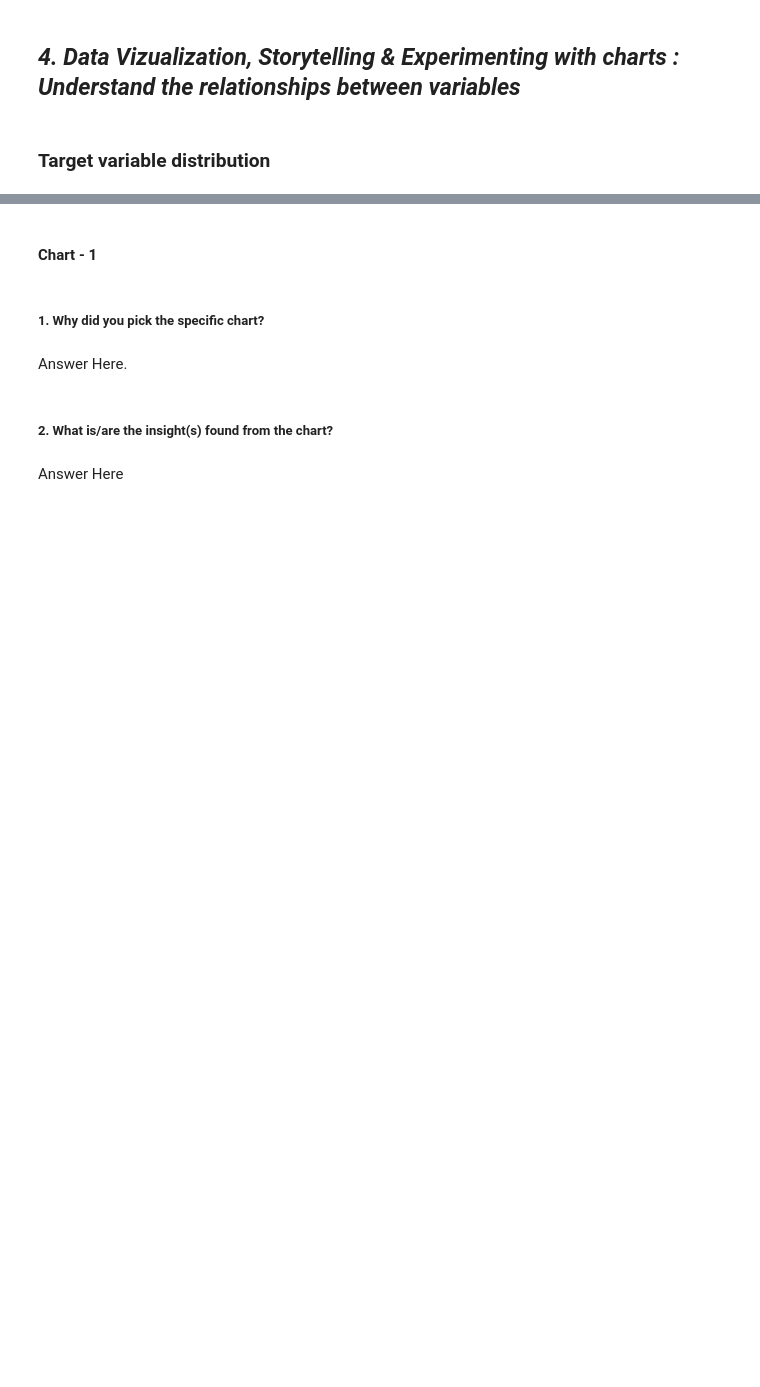
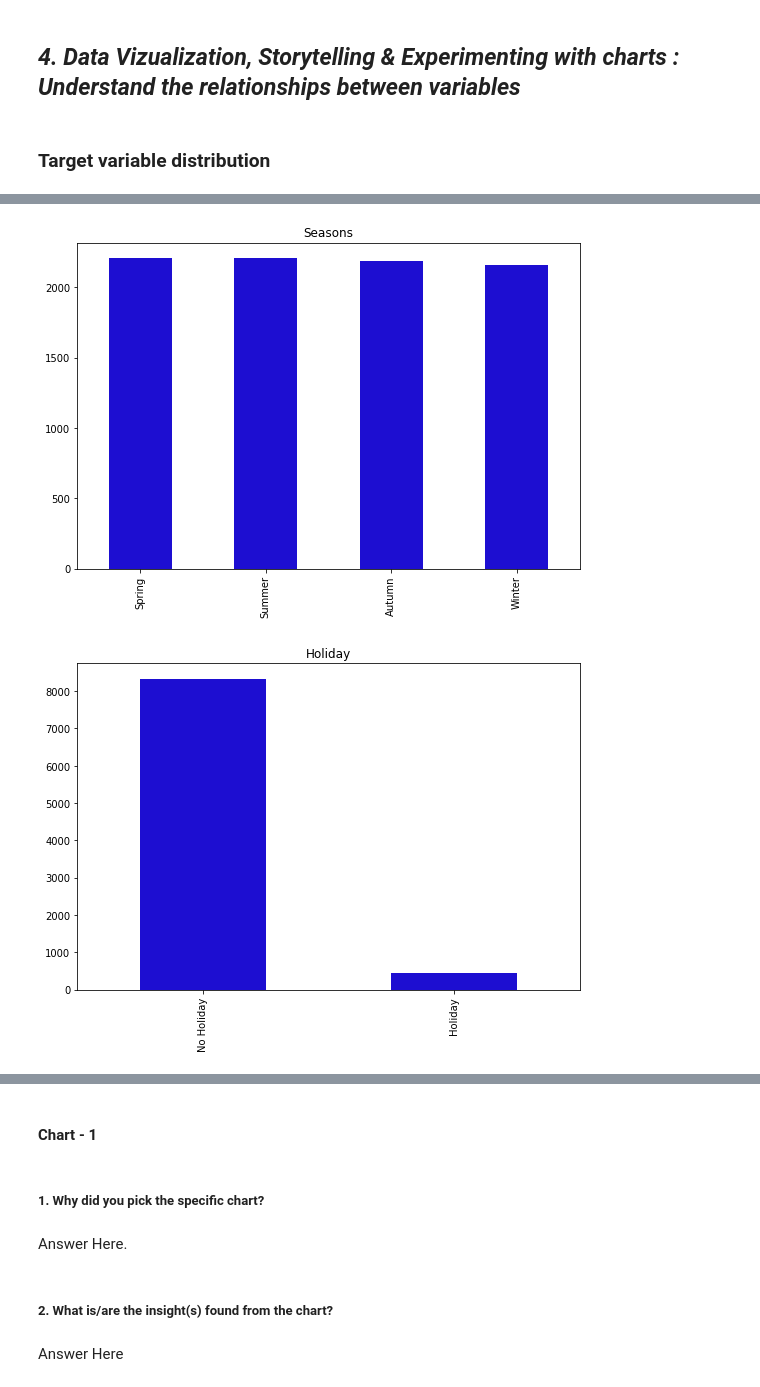
Before and after one commit to tarun422/Bike-Sharing-Demand, a Jupyter notebook: SouelBike.ipynb, the cells around one changed output, grey strips where cells are left out. Saved outputs shown, nothing was run; the diff lists cells and outputs as text; code cells hidden in the pictures; blank space fills up the shorter version.

```diff
--- a/SouelBike.ipynb
+++ b/SouelBike.ipynb
@@ -408,0 +454,5 @@ x
+# %%
+# updated categorical columns
+
+list_of_categorical_column=list(bike.describe(include=['object']).columns)
+list_of_categorical_column
@@ -408,0 +461,6 @@ x
+# %%
+# unique values of categorical columns
+
+for i in list_of_categorical_column:
+  un=bike[i].unique()
+  print(i,"=",un)
@@ -426,0 +497,6 @@ sns.boxplot(bike['Rented_Bike_Count'])
+# %%
+# check for valu count on categorical columns
+
+for i in list_of_categorical_column:
+  a=bike[i].value_counts()
+  print(a)
@@ -426,0 +523,9 @@ sns.boxplot(bike['Rented_Bike_Count'])
+# %%
+for i in list_of_categorical_column:
+ fig = plt.figure(figsize=(9, 6))
+ bike[i].value_counts().plot(kind='bar',color='#1d0ed1')
+ plt.title(i)
+ plt.show()
+# %% [output]
+[figure, added]
+[figure, added]
```
Also changed, not shown: parts of 28 cells of this notebook.
